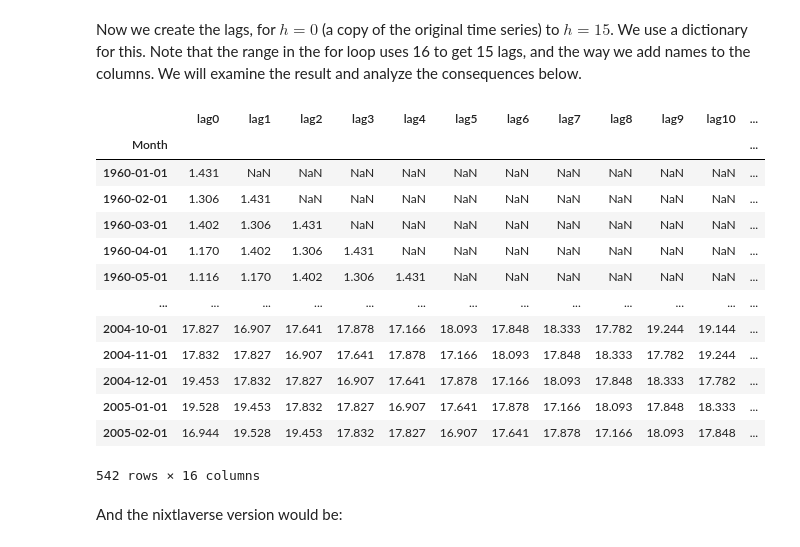
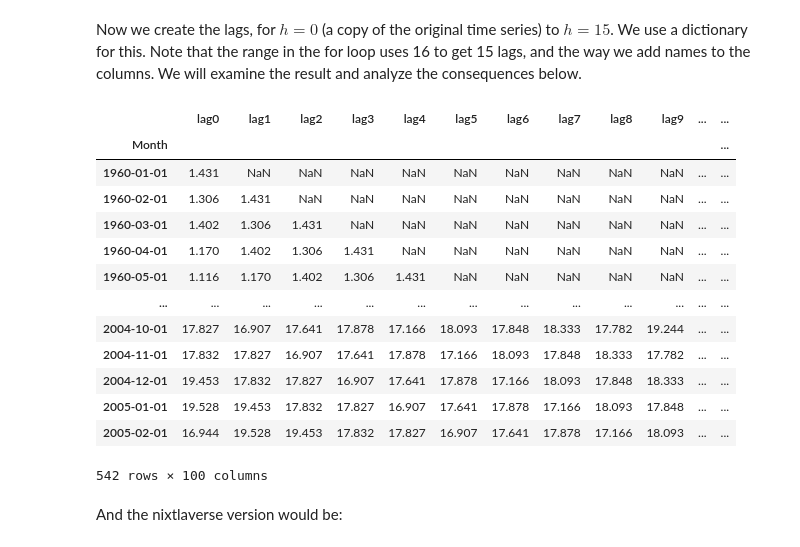
Before and after one commit to ML-MIC/MLMIIN, a Jupyter notebook: 4_2_Stationarity/4_2_Stationarity.ipynb, the cells around one changed output. Drawn from its saved outputs; the diff is of its cells as text; code cells hidden in the pictures.

```diff
--- a/4_2_Stationarity/4_2_Stationarity.ipynb
+++ b/4_2_Stationarity/4_2_Stationarity.ipynb
@@ -608,23 +596,23 @@ can_gas_nx.head()
 # %% [markdown]
 Now we create the lags, for $h= 0$ (a copy of the original time series) to $h = 15$. We use a dictionary for this. Note that the range in the for loop uses 16 to get 15 lags, and the way we add names to the columns. We will examine the result and analyze the consequences below.
 # %%
-can_gas_lags = pd.DataFrame({"lag" + str(lag): can_gas["Volume"].shift(lag) for lag in range(16)})
+can_gas_lags = pd.DataFrame({"lag" + str(lag): can_gas["Volume"].shift(lag) for lag in range(100)})
 can_gas_lags
 # %% [output]
-|  | lag0 | lag1 | lag2 | lag3 | lag4 | lag5 | lag6 | lag7 | lag8 | lag9 | lag10 | ... |
+|  | lag0 | lag1 | lag2 | lag3 | lag4 | lag5 | lag6 | lag7 | lag8 | lag9 | ... | ... |
 | Month |  |  |  |  |  |  |  |  |  |  |  | ... |
-| 1960-01-01 | 1.431 | NaN | NaN | NaN | NaN | NaN | NaN | NaN | NaN | NaN | NaN | ... |
-| 1960-02-01 | 1.306 | 1.431 | NaN | NaN | NaN | NaN | NaN | NaN | NaN | NaN | NaN | ... |
-| 1960-03-01 | 1.402 | 1.306 | 1.431 | NaN | NaN | NaN | NaN | NaN | NaN | NaN | NaN | ... |
-| 1960-04-01 | 1.170 | 1.402 | 1.306 | 1.431 | NaN | NaN | NaN | NaN | NaN | NaN | NaN | ... |
-| 1960-05-01 | 1.116 | 1.170 | 1.402 | 1.306 | 1.431 | NaN | NaN | NaN | NaN | NaN | NaN | ... |
+| 1960-01-01 | 1.431 | NaN | NaN | NaN | NaN | NaN | NaN | NaN | NaN | NaN | ... | ... |
+| 1960-02-01 | 1.306 | 1.431 | NaN | NaN | NaN | NaN | NaN | NaN | NaN | NaN | ... | ... |
+| 1960-03-01 | 1.402 | 1.306 | 1.431 | NaN | NaN | NaN | NaN | NaN | NaN | NaN | ... | ... |
+| 1960-04-01 | 1.170 | 1.402 | 1.306 | 1.431 | NaN | NaN | NaN | NaN | NaN | NaN | ... | ... |
+| 1960-05-01 | 1.116 | 1.170 | 1.402 | 1.306 | 1.431 | NaN | NaN | NaN | NaN | NaN | ... | ... |
 | ... | ... | ... | ... | ... | ... | ... | ... | ... | ... | ... | ... | ... |
-| 2004-10-01 | 17.827 | 16.907 | 17.641 | 17.878 | 17.166 | 18.093 | 17.848 | 18.333 | 17.782 | 19.244 | 19.144 | ... |
-| 2004-11-01 | 17.832 | 17.827 | 16.907 | 17.641 | 17.878 | 17.166 | 18.093 | 17.848 | 18.333 | 17.782 | 19.244 | ... |
-| 2004-12-01 | 19.453 | 17.832 | 17.827 | 16.907 | 17.641 | 17.878 | 17.166 | 18.093 | 17.848 | 18.333 | 17.782 | ... |
-| 2005-01-01 | 19.528 | 19.453 | 17.832 | 17.827 | 16.907 | 17.641 | 17.878 | 17.166 | 18.093 | 17.848 | 18.333 | ... |
-| 2005-02-01 | 16.944 | 19.528 | 19.453 | 17.832 | 17.827 | 16.907 | 17.641 | 17.878 | 17.166 | 18.093 | 17.848 | ... |
+| 2004-10-01 | 17.827 | 16.907 | 17.641 | 17.878 | 17.166 | 18.093 | 17.848 | 18.333 | 17.782 | 19.244 | ... | ... |
+| 2004-11-01 | 17.832 | 17.827 | 16.907 | 17.641 | 17.878 | 17.166 | 18.093 | 17.848 | 18.333 | 17.782 | ... | ... |
+| 2004-12-01 | 19.453 | 17.832 | 17.827 | 16.907 | 17.641 | 17.878 | 17.166 | 18.093 | 17.848 | 18.333 | ... | ... |
+| 2005-01-01 | 19.528 | 19.453 | 17.832 | 17.827 | 16.907 | 17.641 | 17.878 | 17.166 | 18.093 | 17.848 | ... | ... |
+| 2005-02-01 | 16.944 | 19.528 | 19.453 | 17.832 | 17.827 | 16.907 | 17.641 | 17.878 | 17.166 | 18.093 | ... | ... |
-542 rows × 16 columns
+542 rows × 100 columns
 # %% [markdown]
 And the nixtlaverse version would be:
 # %%
```
Also changed, not shown: parts of 5 cells of this notebook.
